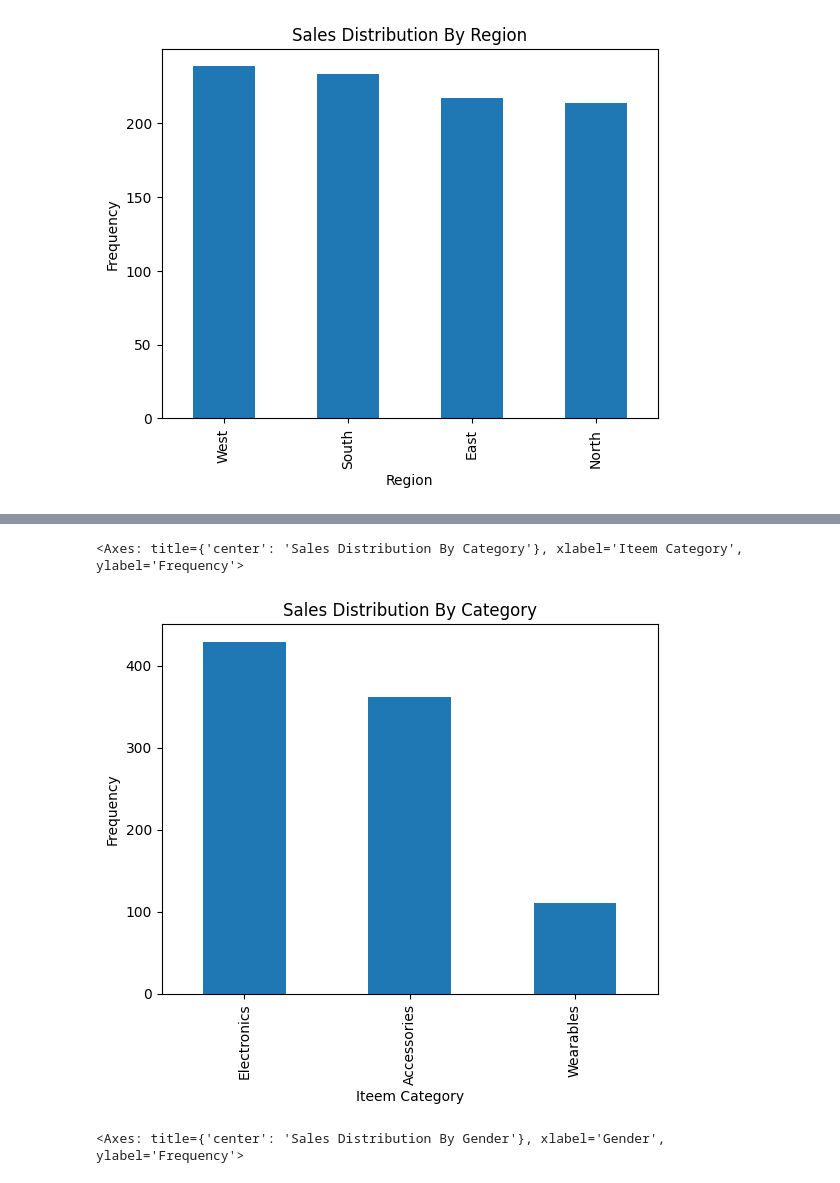
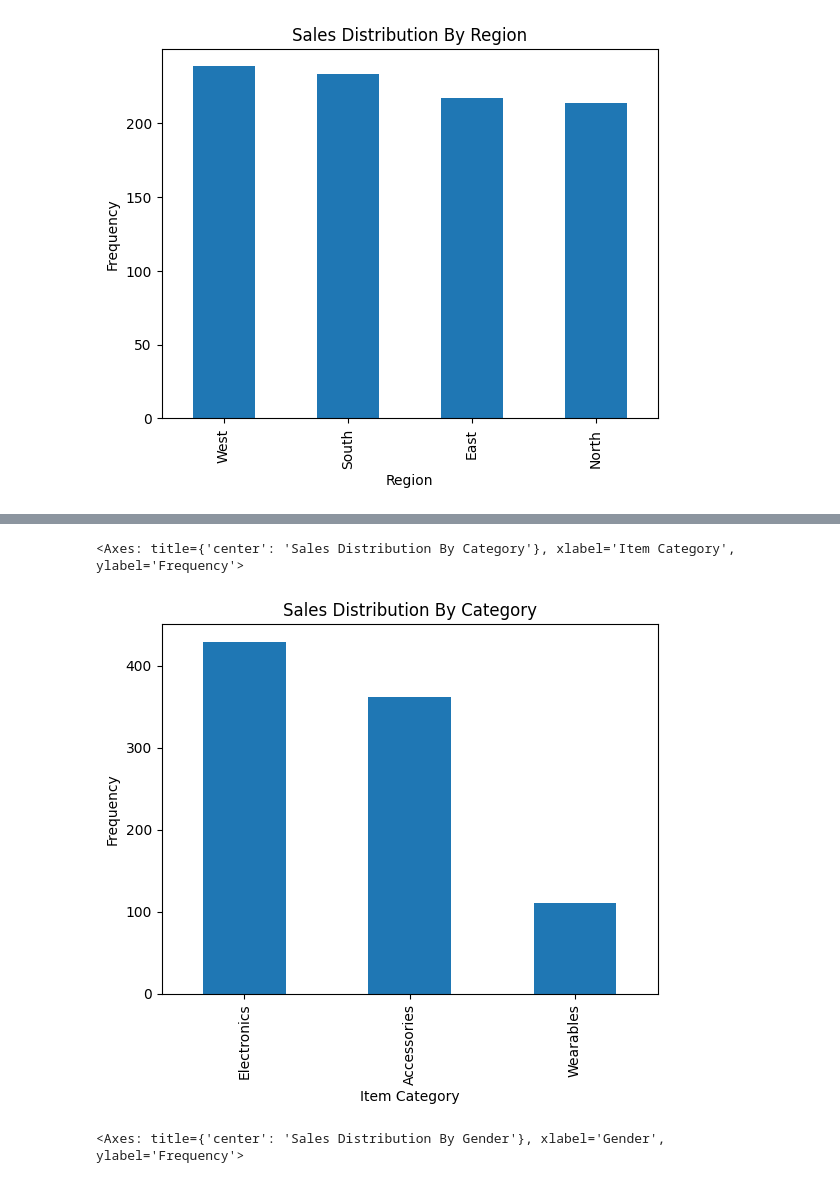
Before and after one commit to abrehamashebir/GO2COD_DS_03, a Jupyter notebook: notebook/telecom_sales.ipynb, the cells around one changed output, grey strips where cells are left out. Cells and saved outputs as stored; diff of their text form; code cells hidden in the pictures.

```diff
--- a/notebook/telecom_sales.ipynb
+++ b/notebook/telecom_sales.ipynb
@@ -65,3 +67,3 @@ Order Date         0
 dtype: int64
 # %%
-df['Age'].fillna(df['Age'].mean(), inplace=True)
+df['Age'] = df['Age'].fillna(df['Age'].mean())
@@ -96,3 +91,5 @@ df.tail()
 | 996 | CUST0133 | Male | East | 47.000000 | Laptop | Electronics | 1500.0 | 1 | 1500 | ... |
 | 997 | CUST0055 | Female | North | 46.695556 | Mouse | Accessories | 30.0 | 5 | 150 | ... |
 | 998 | CUST0023 | Female | South | 29.000000 | Laptop | Electronics | 1500.0 | 5 | 7500 | ... |
+# %%
+df['Age'] = df['Age'].astype(int)
@@ -99,2 +133,7 @@ df.tail()
 # %%
 df['Order Date'] = pd.to_datetime(df['Order Date'])
+# %%
+import calendar
+df['month'] = df['Order Date'].dt.month
+sorted_month =df['month'].sort_values().unique()
+df['month'] = df['month'].apply(lambda x: calendar.month_name[x])
@@ -141,8 +261,8 @@ plt.show()
 # %%
-category.plot(kind='bar', xlabel='Iteem Category', ylabel='Frequency', title='Sales Distribution By Category' )
+category.plot(kind='bar', xlabel='Item Category', ylabel='Frequency', title='Sales Distribution By Category' )
 # %% [output]
-<Axes: title={'center': 'Sales Distribution By Category'}, xlabel='Iteem Category', ylabel='Frequency'>
+<Axes: title={'center': 'Sales Distribution By Category'}, xlabel='Item Category', ylabel='Frequency'>
-[figure, old version]
+[figure, new version]
 # %%
 gender.plot(kind='bar', xlabel='Gender', ylabel='Frequency', title='Sales Distribution By Gender' )
 # %% [output]
```
Also changed, not shown: parts of 18 cells of this notebook.
